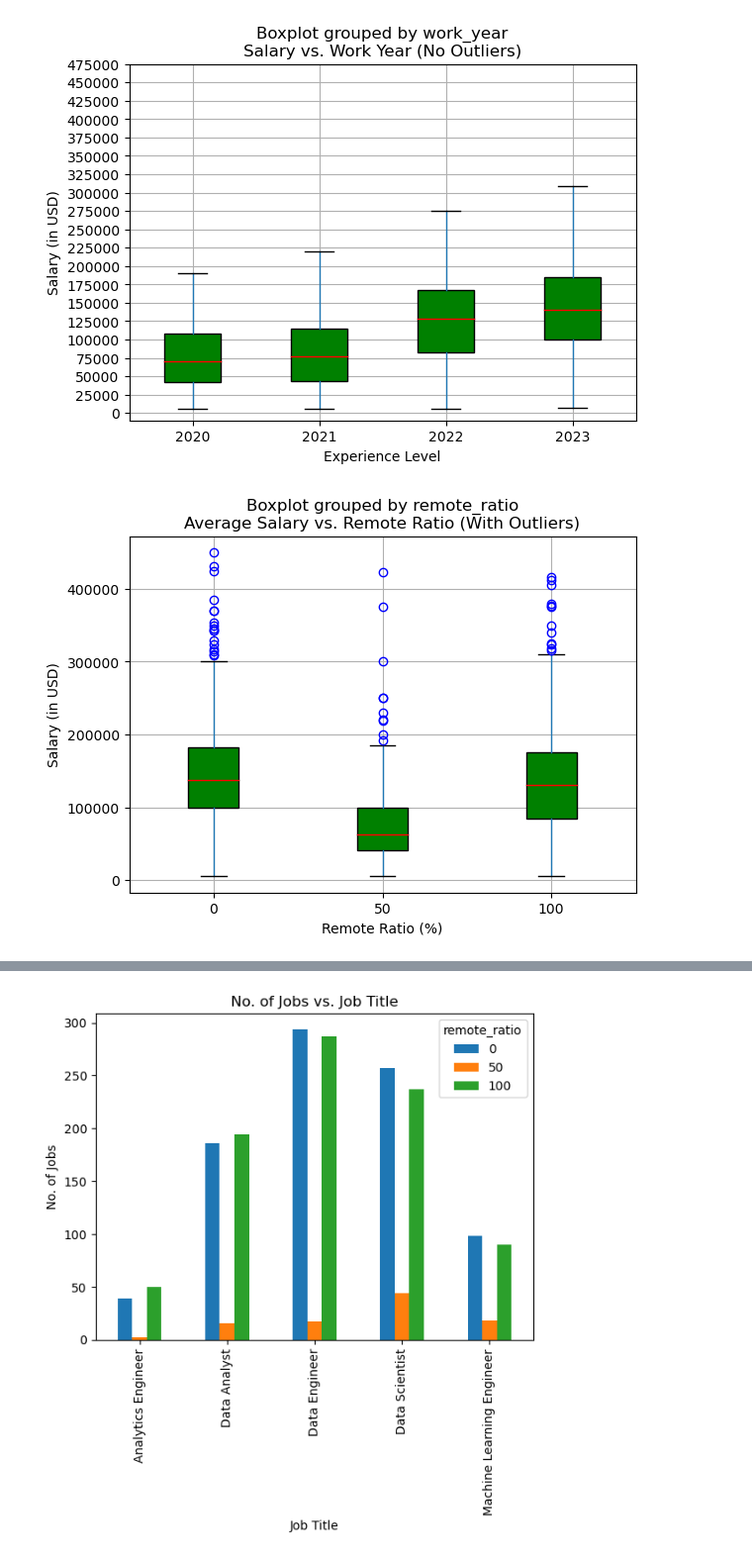
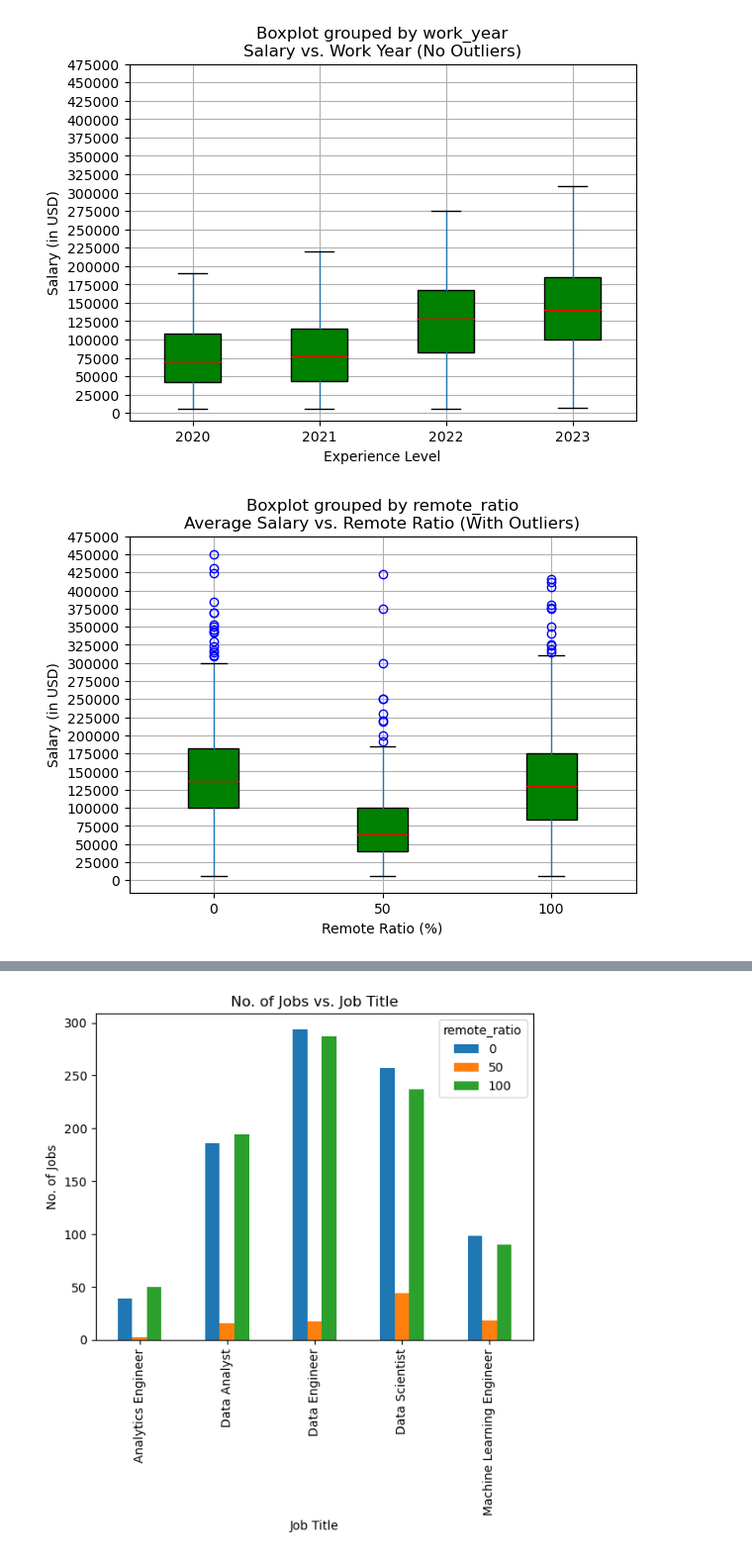
Before and after one commit to garimac12/project_acai, a Jupyter notebook: Project_NN.ipynb, the cells around one changed output, grey strips where cells are left out. Shown at 99% size. Drawn from its saved outputs; the diff is of its cells as text; code cells hidden in the pictures.

```diff
--- a/Project_NN.ipynb
+++ b/Project_NN.ipynb
@@ -275,30 +275,33 @@ plt.show()
 # %%
 # Salary vs. Experience Level
 a="blue"
 b="red"
 c="green"
 df.boxplot(
     column=["salary_in_usd"],
     by=["remote_ratio"],
     patch_artist=True,
     boxprops=dict(facecolor=c),
     flierprops=dict(color=a, markeredgecolor=a),
     medianprops=dict(color=b)
 )
 plt.title('Average Salary vs. Remote Ratio (With Outliers)')
 plt.xlabel('Remote Ratio (%)')
 plt.ylabel('Salary (in USD)')
 
+y_ticks = np.arange(0, 500000, 25000)
+plt.yticks(y_ticks)
+
 # Saving Plot to output_data_NN
 plt.savefig("output_data_NN/Fig4_salary_remoteratio_outliers.png")
 plt.show()
 
 
 # If we analyze this box plot for the given dataset, we can see that hybrid model
 #does not work well in terms of salaries. Even if we choose 100% remote or 100% in Office job type,
 #we may be able to get much better salaries than in hybrid model.
 # %% [output]
-[figure, old version]
+[figure, new version]
 # %%
 # Removing outliers in salary_in_usd for different categories of experience_level: Salary vs. Experience Level
 
```
Also changed, not shown: parts of 1 cell of this notebook.
